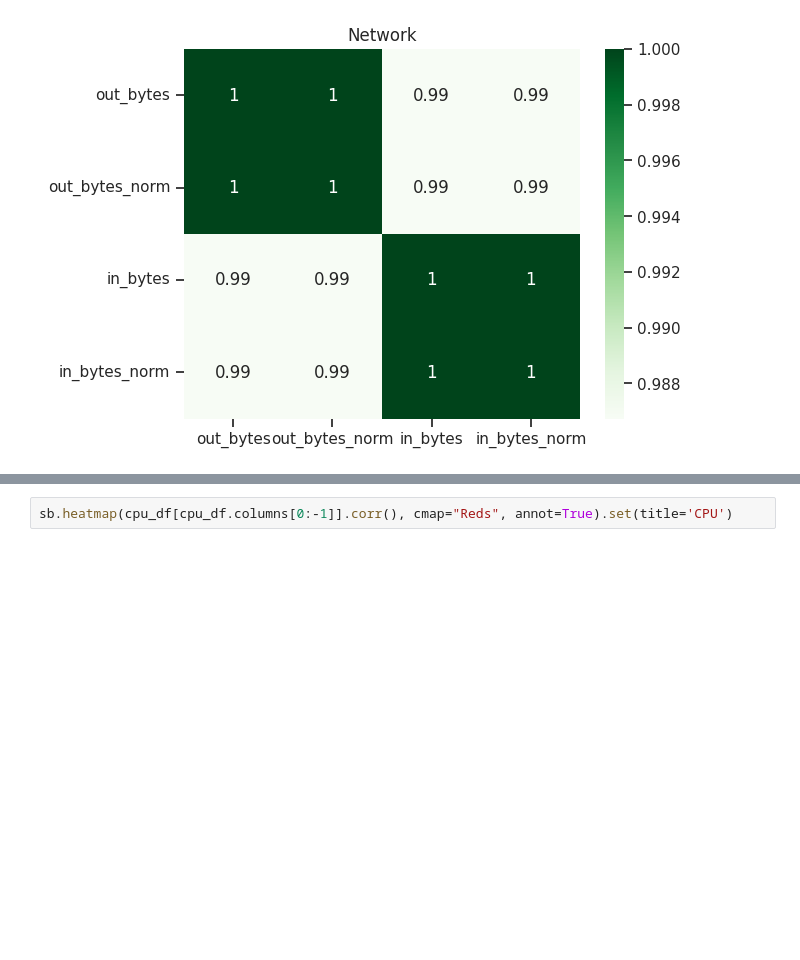
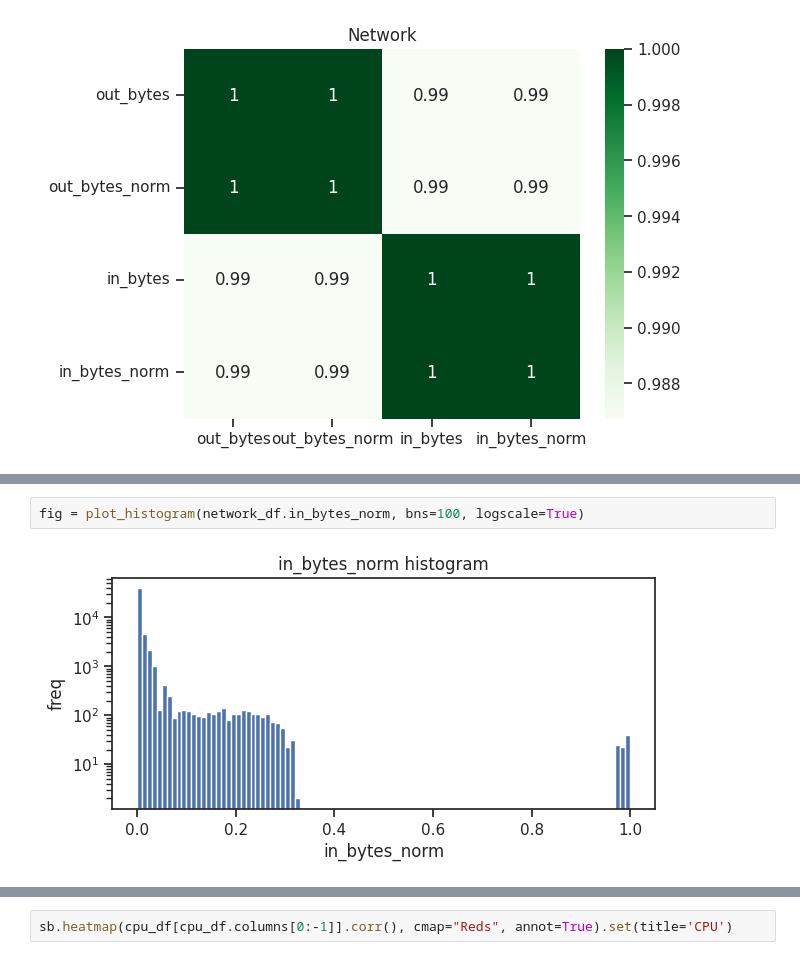
Before and after one commit to ModifiedBear/DSC-Datathon, a Jupyter notebook: combine_features.ipynb, the cells around one changed output, grey strips where cells are left out. Drawn from its saved outputs; the diff is of its cells as text; blank space fills up the shorter version.

```diff
--- a/combine_features.ipynb
+++ b/combine_features.ipynb
@@ -23,0 +35,4 @@ sb.heatmap(network_df[network_df.columns[0:-1]].corr(), cmap="Greens", annot=Tru
+# %%
+fig = plot_histogram(network_df.in_bytes_norm, bns=100, logscale=True)
+# %% [output]
+[figure, added]
```
Also changed, not shown: parts of 19 cells of this notebook.
